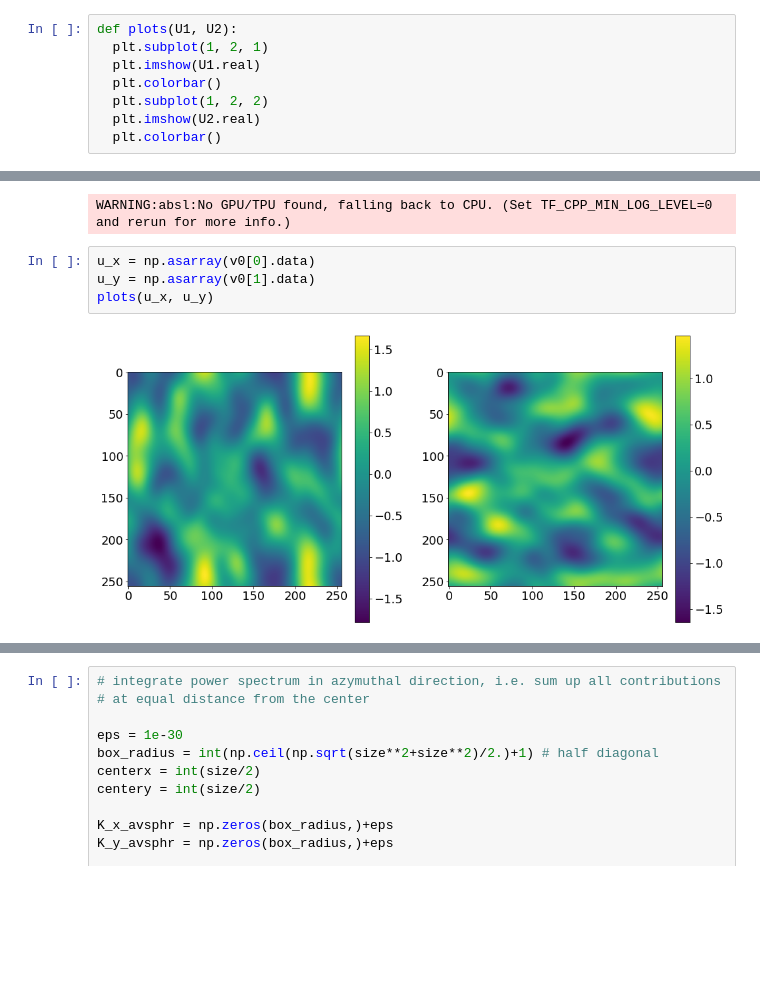
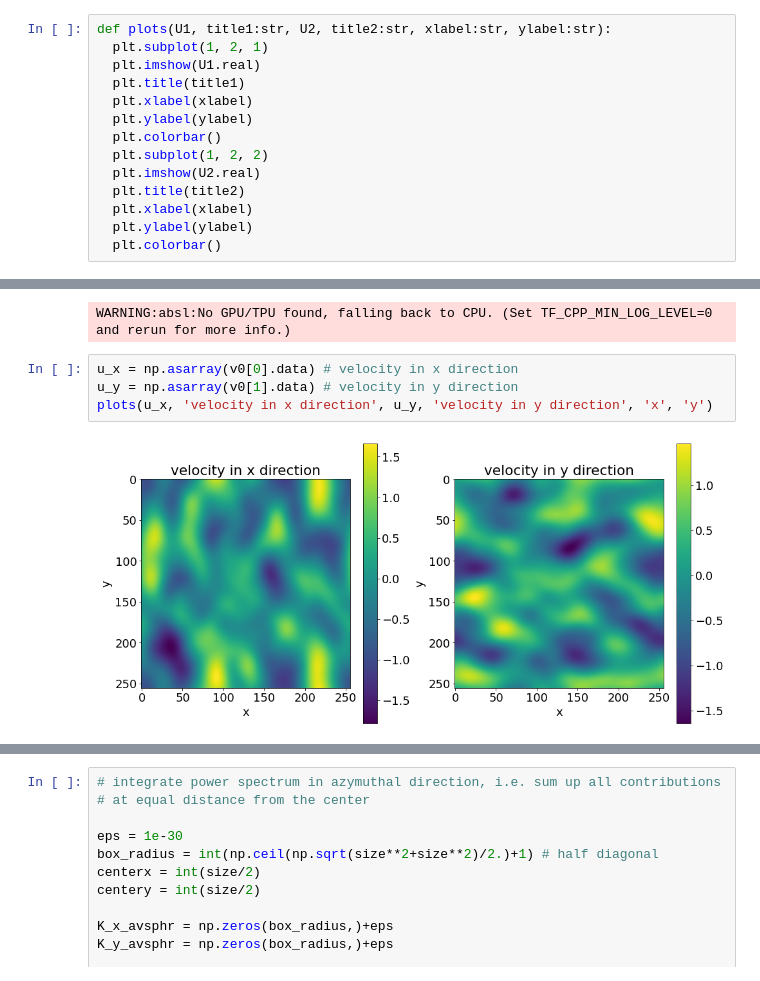
Before and after one commit to arturtoshev/turbulent_flows_exercises, a Jupyter notebook: exercise_02_summer22_fft.ipynb, the cells around one changed output, grey strips where cells are left out. Cells and saved outputs as stored; diff of their text form; blank space fills up the shorter version.

```diff
--- a/exercise_02_summer22_fft.ipynb
+++ b/exercise_02_summer22_fft.ipynb
@@ -140,12 +142,18 @@ We use the library [JAX-CFD](https://github.com/google/jax-cfd) only to get a sa
 ! pip install -U -q jax-cfd  # install jax-cfd
 import jax_cfd.base as cfd
 # %%
-def plots(U1, U2):
+def plots(U1, title1:str, U2, title2:str, xlabel:str, ylabel:str):
   plt.subplot(1, 2, 1)
   plt.imshow(U1.real)
+  plt.title(title1)
+  plt.xlabel(xlabel)
+  plt.ylabel(ylabel)
   plt.colorbar()
   plt.subplot(1, 2, 2)
   plt.imshow(U2.real)
+  plt.title(title2)
+  plt.xlabel(xlabel)
+  plt.ylabel(ylabel)
   plt.colorbar()
 # %%
 # source: https://github.com/google/jax-cfd/blob/main/notebooks/demo.ipynb
@@ -164,11 +172,11 @@ v0 = cfd.initial_conditions.filtered_velocity_field(
 # %% [output]
 WARNING:absl:No GPU/TPU found, falling back to CPU. (Set TF_CPP_MIN_LOG_LEVEL=0 and rerun for more info.)
 # %%
-u_x = np.asarray(v0[0].data)
-u_y = np.asarray(v0[1].data)
-plots(u_x, u_y)
+u_x = np.asarray(v0[0].data) # velocity in x direction
+u_y = np.asarray(v0[1].data) # velocity in y direction
+plots(u_x, 'velocity in x direction', u_y, 'velocity in y direction', 'x', 'y')
 # %% [output]
-[figure, old version]
+[figure, new version]
 # %%
 # source: https://github.com/fanav/Energy_Spectrum
 u_hat_x = np.fft.fft2(u_x)/u_x.size
```
Also changed, not shown: parts of 5 cells of this notebook.
